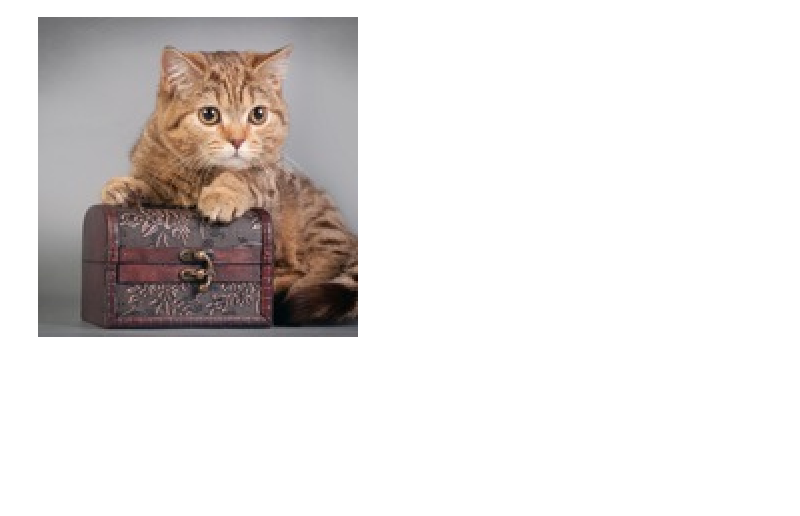
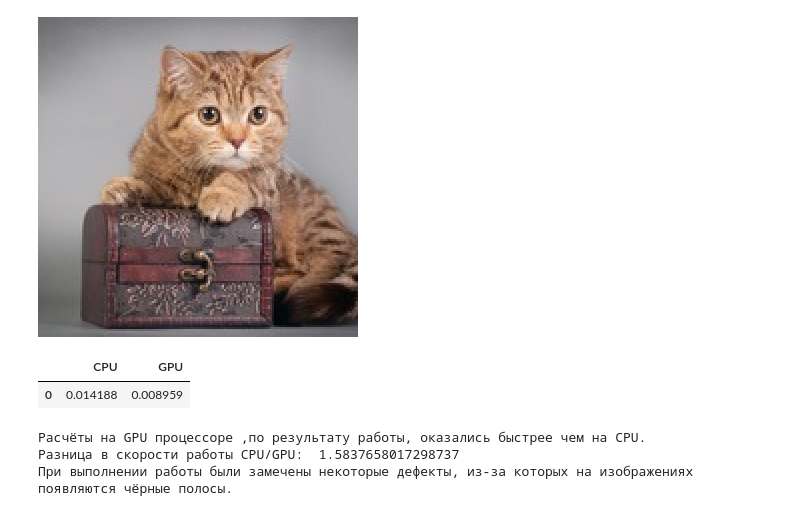
Before and after one commit to kolovratgas/HPC_lab1, a Jupyter notebook: lab3/BipolarInterp.ipynb, the cells around one changed output. Drawn from its saved outputs; the diff is of its cells as text; code cells hidden in the pictures; blank space fills up the shorter version.

```diff
--- a/lab3/BipolarInterp.ipynb
+++ b/lab3/BipolarInterp.ipynb
@@ -162,3 +149,9 @@ gpu_img = Image.fromarray(arr_zer, 'RGB')
 gpu_img
 # %% [output]
 [figure]
+# %%
+results = pd.DataFrame({'CPU':[end_cpu], 'GPU':[end_gpu]})
+results
+# %% [output]
+|  | CPU | GPU |
+| 0 | 0.014188 | 0.008959 |
@@ -164,0 +167,6 @@ gpu_img
+# %%
+result(end_cpu, end_gpu)
+# %% [output]
+Расчёты на GPU процессоре ,по результату работы, оказались быстрее чем на CPU.
+Разница в скорости работы CPU/GPU:  1.5837658017298737
+При выполнении работы были замечены некоторые дефекты, из-за которых на изображениях появляются чёрные полосы.
```
Also changed, not shown: parts of 8 cells of this notebook.
